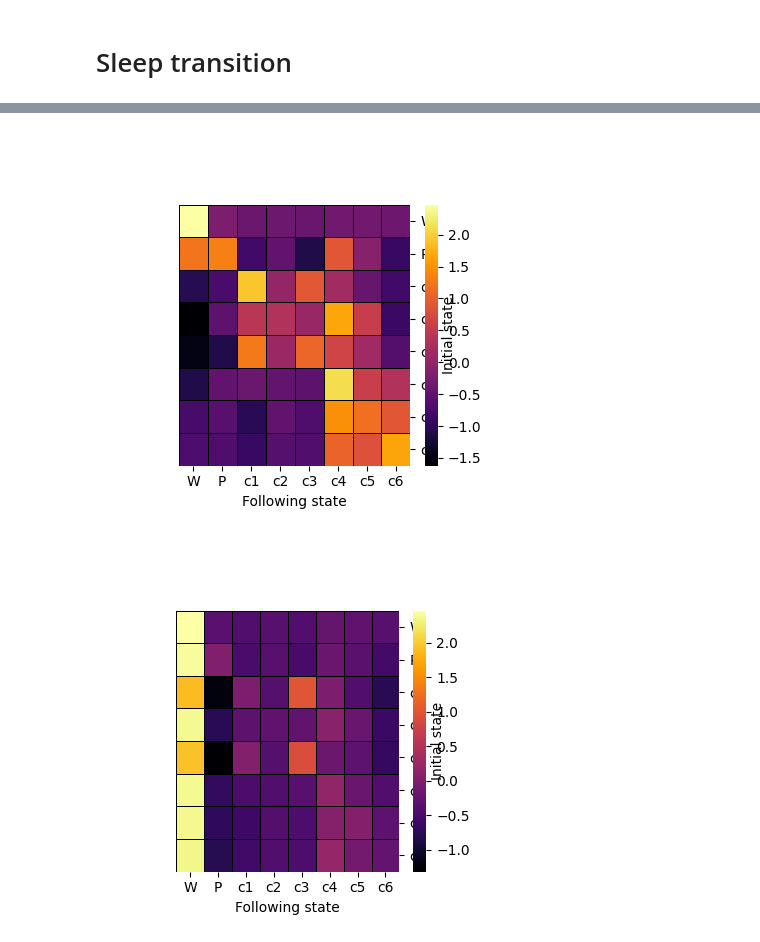
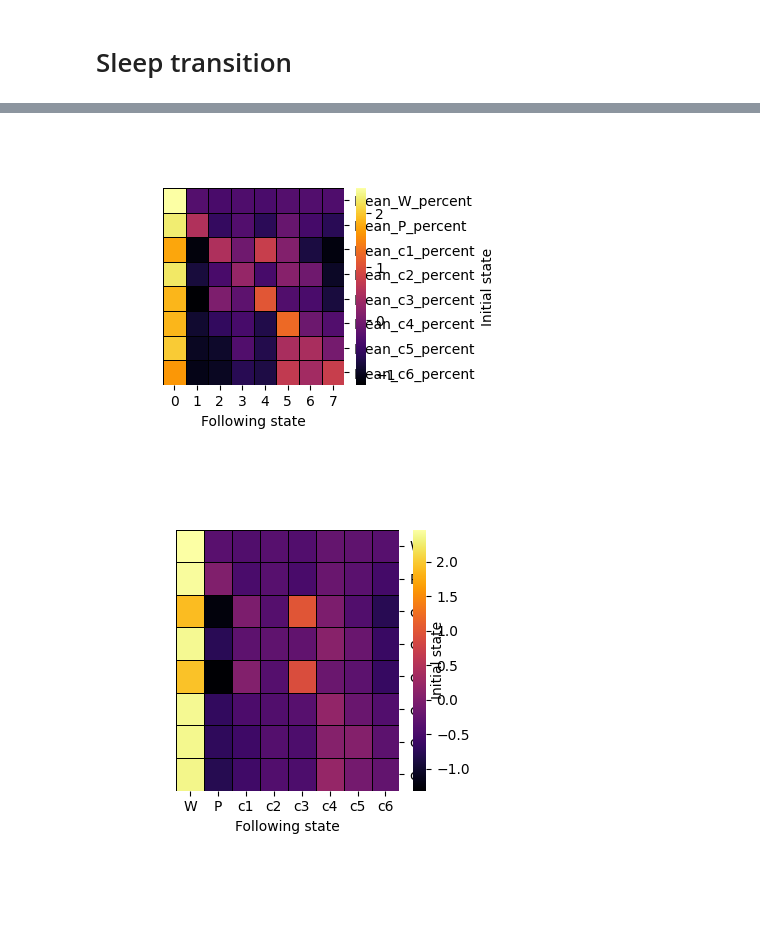
Before and after one commit to Carboneinerte/SleepAnalysis, a Jupyter notebook: separate_days.ipynb, the cells around one changed output, grey strips where cells are left out. Cells and saved outputs as stored; diff of their text form; code cells hidden in the pictures; blank space fills up the shorter version.

Commit message:
sleep transition

```diff
--- a/separate_days.ipynb
+++ b/separate_days.ipynb
@@ -461,13 +473,16 @@ df3.columns = df3.index
+# %%
+NsForHM = SDW3_df['average_df']
+NsForHM.drop(['ZT', "Mean_W", "Mean_P", "Mean_c1", "Mean_c2", "Mean_c3", "Mean_c4", "Mean_c5", "Mean_c6"],axis = 1, inplace=True)
 # %%
-sns.clustermap(df.T, cmap = 'inferno', z_score=0, linecolor = 'black',linewidths = .5,
-                col_cluster=False,row_cluster=False, cbar = True, cbar_pos=None, figsize=(4,4)
+sns.clustermap(NsForHM.T, cmap = 'inferno', z_score=0, linecolor = 'black',linewidths = .5,
+                col_cluster=False,row_cluster=False, cbar = True, cbar_pos=None, figsize=(4,3)
                 )
 plt.xlabel('Following state')
 plt.ylabel('Initial state')
 plt.yticks(rotation = 0)
-plt.savefig('Gallery/heatmap_transitions_NS.svg', format = "svg", dpi= 300, transparent = True)
+# plt.savefig(f'Gallery/{today}/heatmap_transitions_NS.svg', format = "svg", dpi= 300, transparent = True)
 # %% [output]
-[figure, old version]
+[figure, new version]
 # %%
 sns.clustermap(df1.T, cmap = 'inferno', z_score=0, linecolor = 'black',linewidths = .5,
                 col_cluster=False,row_cluster=False, cbar = True, cbar_pos=None, figsize=(4,4)
```
Also changed, not shown: parts of 6 cells of this notebook.
